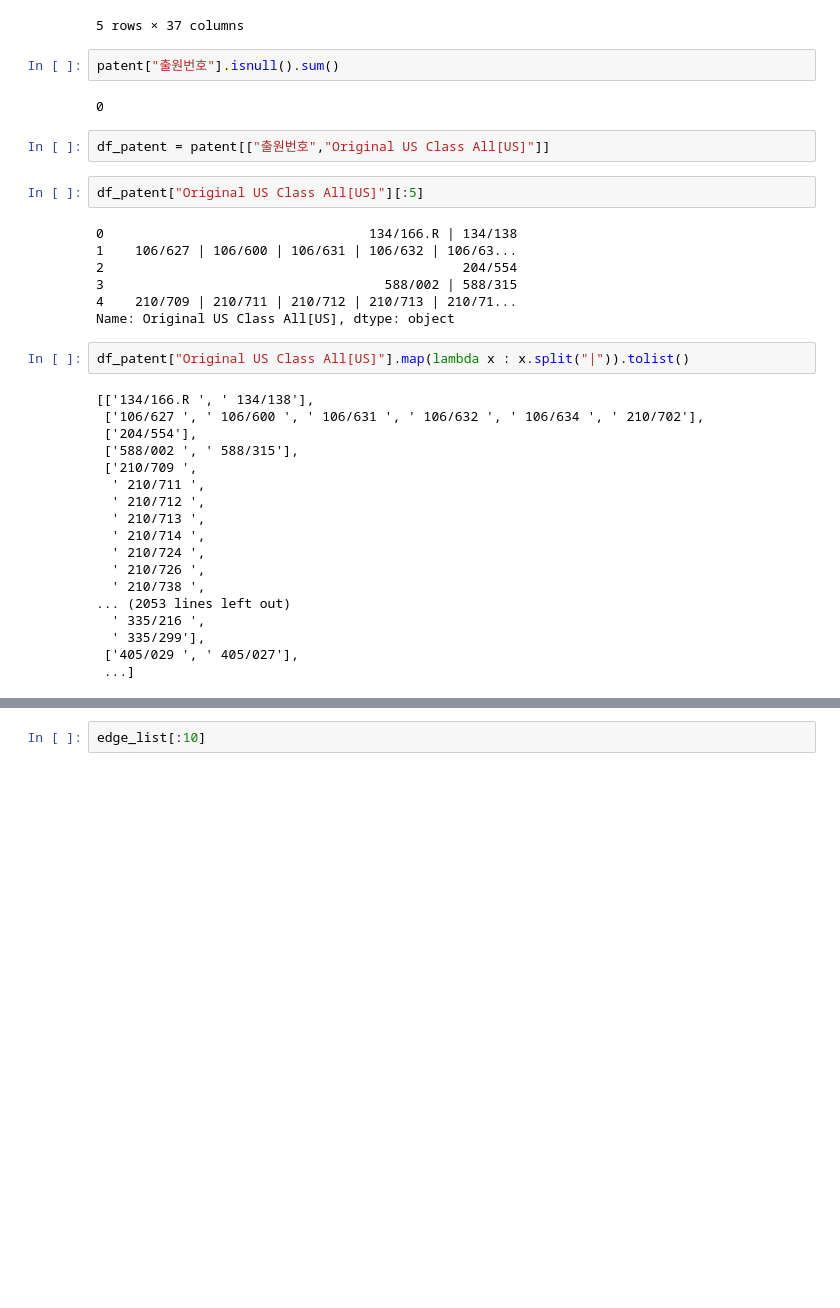
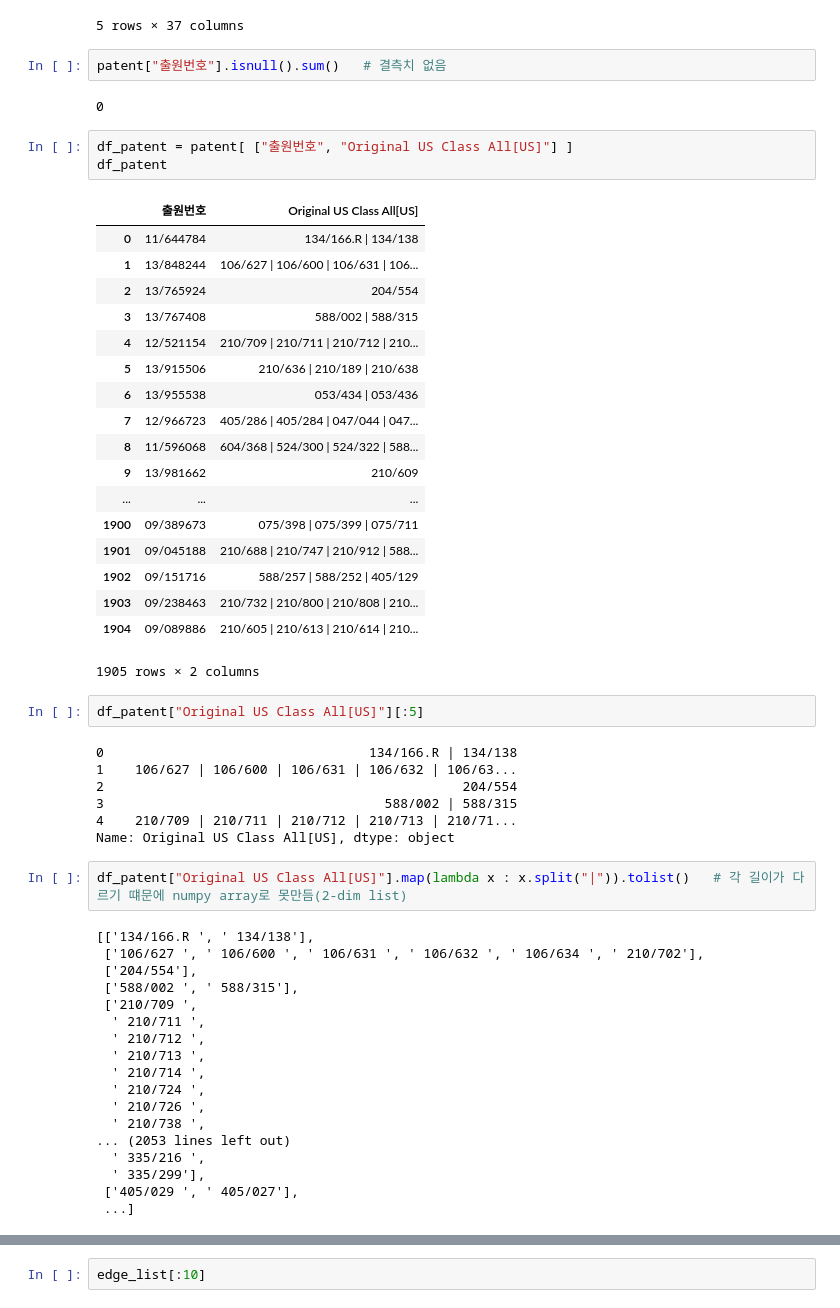
Before and after one commit to statKim/TIL, a Jupyter notebook: Python/3.ML_basic/2.Data Handling/8.Case_study/case_study.ipynb, the cells around one changed output, grey strips where cells are left out. Drawn from its saved outputs; the diff is of its cells as text; blank space fills up the shorter version.

```diff
--- a/Python/3.ML_basic/2.Data Handling/8.Case_study/case_study.ipynb
+++ b/Python/3.ML_basic/2.Data Handling/8.Case_study/case_study.ipynb
@@ -129,11 +129,31 @@ patent.head()
 | 4 | US | US | P | B2 | Water treatment process and plant... | A method for treating wastewater ... | 1. A method of treating wastewate... | 18 | 12/521154 | 2007-12-26 | ... | ... |
 5 rows × 37 columns
 # %%
-patent["출원번호"].isnull().sum()
+patent["출원번호"].isnull().sum()   # 결측치 없음
 # %% [output]
 0
 # %%
-df_patent = patent[["출원번호","Original US Class All[US]"]]
+df_patent = patent[ ["출원번호", "Original US Class All[US]"] ]
+df_patent
+# %% [output]
+|  | 출원번호 | Original US Class All[US] |
+| 0 | 11/644784 | 134/166.R | 134/138 |
+| 1 | 13/848244 | 106/627 | 106/600 | 106/631 | 106... |
+| 2 | 13/765924 | 204/554 |
+| 3 | 13/767408 | 588/002 | 588/315 |
+| 4 | 12/521154 | 210/709 | 210/711 | 210/712 | 210... |
+| 5 | 13/915506 | 210/636 | 210/189 | 210/638 |
+| 6 | 13/955538 | 053/434 | 053/436 |
+| 7 | 12/966723 | 405/286 | 405/284 | 047/044 | 047... |
+| 8 | 11/596068 | 604/368 | 524/300 | 524/322 | 588... |
+| 9 | 13/981662 | 210/609 |
+| ... | ... | ... |
+| 1900 | 09/389673 | 075/398 | 075/399 | 075/711 |
+| 1901 | 09/045188 | 210/688 | 210/747 | 210/912 | 588... |
+| 1902 | 09/151716 | 588/257 | 588/252 | 405/129 |
+| 1903 | 09/238463 | 210/732 | 210/800 | 210/808 | 210... |
+| 1904 | 09/089886 | 210/605 | 210/613 | 210/614 | 210... |
+1905 rows × 2 columns
 # %%
 df_patent["Original US Class All[US]"][:5]
 # %% [output]
@@ -144,7 +164,7 @@ df_patent["Original US Class All[US]"][:5]
 4    210/709 | 210/711 | 210/712 | 210/713 | 210/71...
 Name: Original US Class All[US], dtype: object
 # %%
-df_patent["Original US Class All[US]"].map(lambda x : x.split("|")).tolist()
+df_patent["Original US Class All[US]"].map(lambda x : x.split("|")).tolist()   # 각 길이가 다르기 떄문에 numpy array로 못만듬(2-dim list)
 # %% [output]
 [['134/166.R ', ' 134/138'],
  ['106/627 ', ' 106/600 ', ' 106/631 ', ' 106/632 ', ' 106/634 ', ' 210/702'],
```
Also changed, not shown: parts of 2 cells of this notebook, 1 other file.
